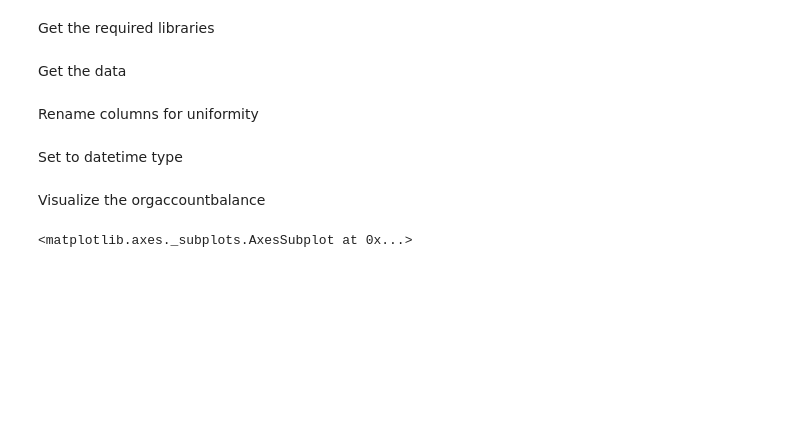
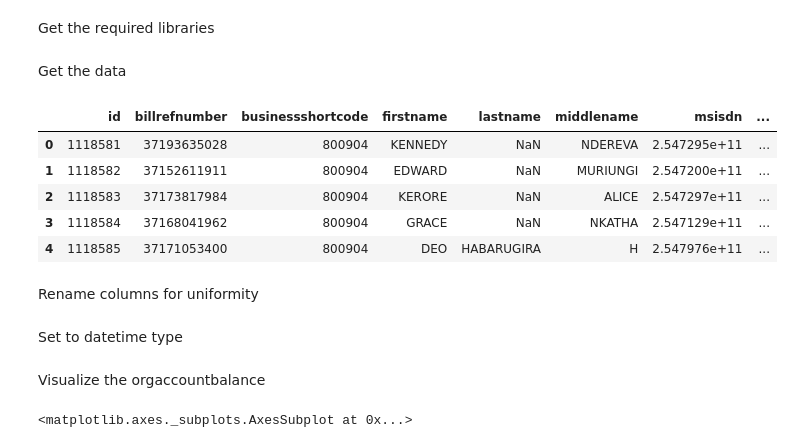
Before and after one commit to sylvia31096/Anomaly-Detection, a Jupyter notebook: Orgaccountbalance.ipynb, the cells around one changed output. Saved outputs shown, nothing was run; the diff lists cells and outputs as text; code cells hidden in the pictures; blank space fills up the shorter version.

```diff
--- a/Orgaccountbalance.ipynb
+++ b/Orgaccountbalance.ipynb
@@ -22,6 +22,15 @@ Get the data
 successfulVends_raw = pd.read_csv("successfulVENDS2019.csv")
 deposit_raw = pd.read_csv("deposit2019.csv")
 loan_raw = pd.read_csv("loan2019.csv")
+# %%
+deposit_raw.head()
+# %% [output]
+|  | id | billrefnumber | businessshortcode | firstname | lastname | middlename | msisdn | ... |
+| 0 | 1118581 | 37193635028 | 800904 | KENNEDY | NaN | NDEREVA | 2.547295e+11 | ... |
+| 1 | 1118582 | 37152611911 | 800904 | EDWARD | NaN | MURIUNGI | 2.547200e+11 | ... |
+| 2 | 1118583 | 37173817984 | 800904 | KERORE | NaN | ALICE | 2.547297e+11 | ... |
+| 3 | 1118584 | 37168041962 | 800904 | GRACE | NaN | NKATHA | 2.547129e+11 | ... |
+| 4 | 1118585 | 37171053400 | 800904 | DEO | HABARUGIRA | H | 2.547976e+11 | ... |
 # %% [markdown]
 Rename columns for uniformity
 # %%
```
Also changed, not shown: 7 other files.
